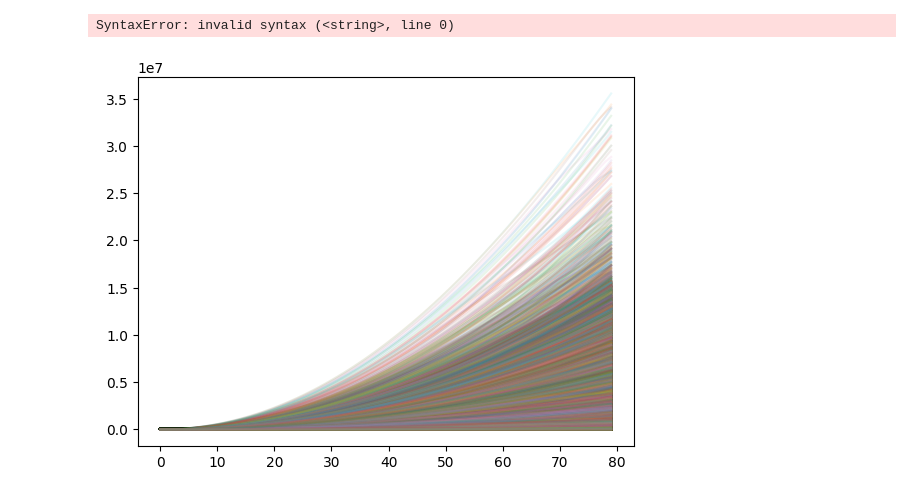
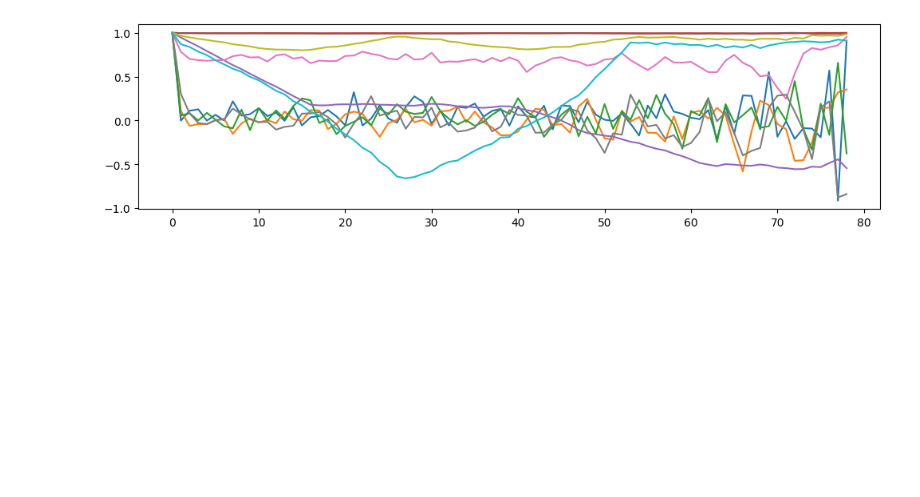
Before and after one commit to zrthxn/cell_migration, a Jupyter notebook: notebooks/analysis.ipynb, the cells around one changed output. Drawn from its saved outputs; the diff is of its cells as text; code cells hidden in the pictures; blank space fills up the shorter version.

```diff
--- a/notebooks/analysis.ipynb
+++ b/notebooks/analysis.ipynb
@@ -27,7 +31,6 @@ SyntaxError: invalid syntax (<string>, line 0)
-# %%
-msd = loadfile(f"{HOME}/Datasets/cell_migration/msd.txt")
-for ts in msd:
-    plt.plot(ts, alpha=0.1)
-# %% [output]
-SyntaxError: invalid syntax (<string>, line 0)
-[figure, removed]
+# %%
+_ = plt.figure(figsize=(12,3))
+for ts in series[50:60, 1]:
+    plt.plot(ts, alpha=1)
+# %% [output]
+[figure, added]
```
Also changed, not shown: parts of 5 cells of this notebook, 4 other files.
